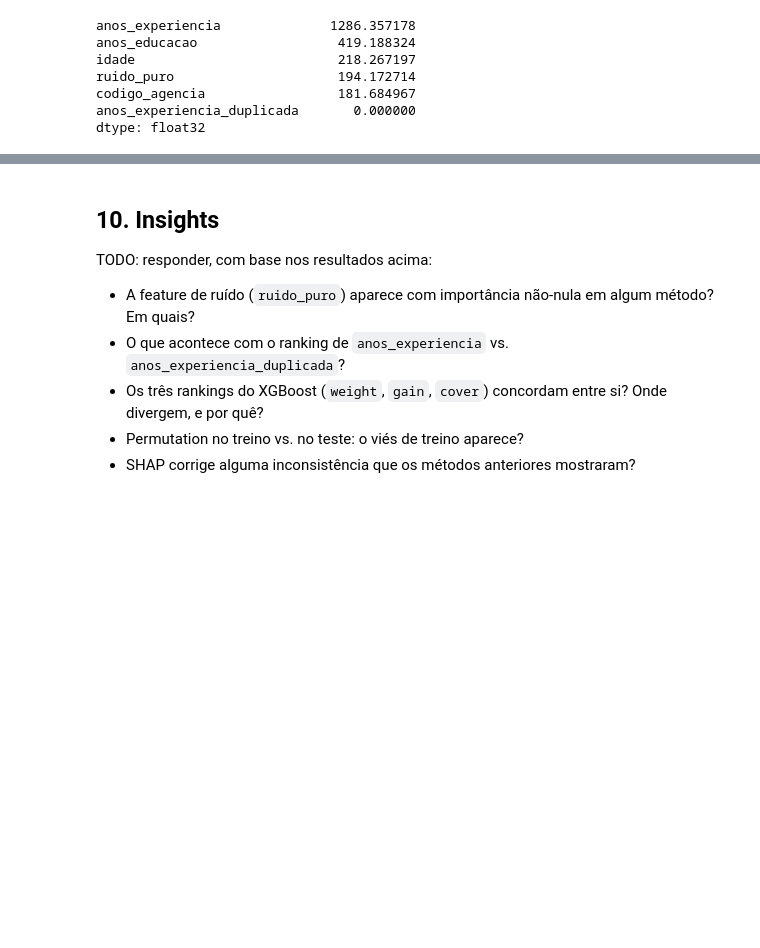
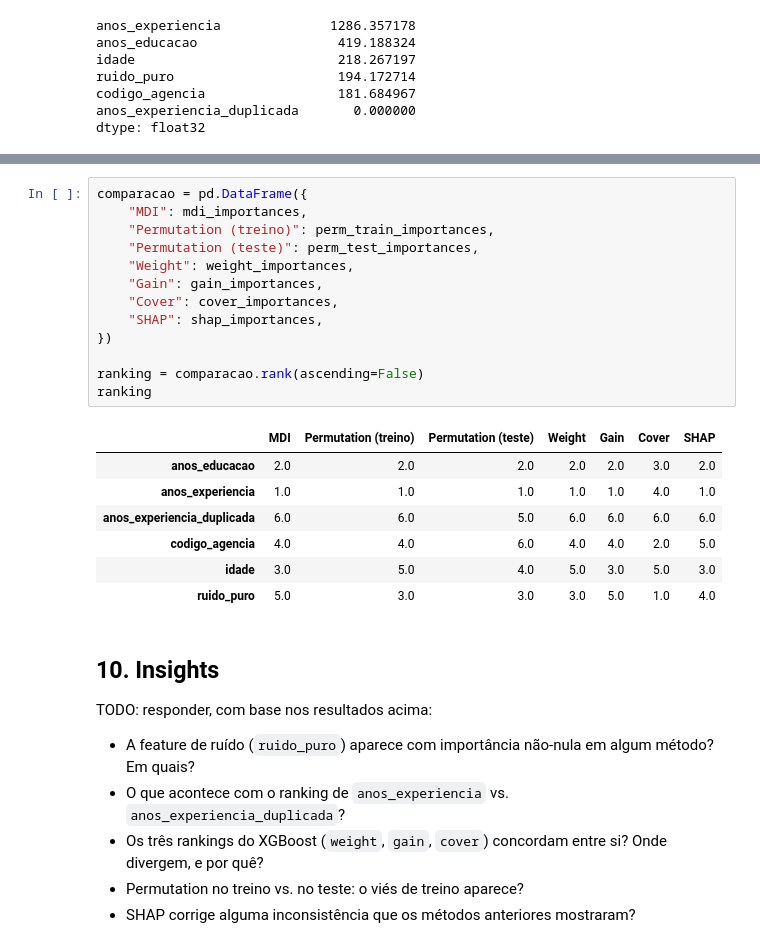
Before and after one commit to TulioKaaz/feature-importance-arvores, a Jupyter notebook: notebooks/feature_importance_arvores.ipynb, the cells around one changed output, grey strips where cells are left out. Drawn from its saved outputs; the diff is of its cells as text; blank space fills up the shorter version.

Commit message:
feat: consolidar comparação de rankings via posição normalizada

```diff
--- a/notebooks/feature_importance_arvores.ipynb
+++ b/notebooks/feature_importance_arvores.ipynb
@@ -279,3 +277,24 @@ TODO: montar uma tabela única com a posição (ou o valor normalizado) de cada
+# %%
+comparacao = pd.DataFrame({
+    "MDI": mdi_importances,
+    "Permutation (treino)": perm_train_importances,
+    "Permutation (teste)": perm_test_importances,
+    "Weight": weight_importances,
+    "Gain": gain_importances,
+    "Cover": cover_importances,
+    "SHAP": shap_importances,
+})
+
+ranking = comparacao.rank(ascending=False)
+ranking
+# %% [output]
+|  | MDI | Permutation (treino) | Permutation (teste) | Weight | Gain | Cover | SHAP |
+| anos_educacao | 2.0 | 2.0 | 2.0 | 2.0 | 2.0 | 3.0 | 2.0 |
+| anos_experiencia | 1.0 | 1.0 | 1.0 | 1.0 | 1.0 | 4.0 | 1.0 |
+| anos_experiencia_duplicada | 6.0 | 6.0 | 5.0 | 6.0 | 6.0 | 6.0 | 6.0 |
+| codigo_agencia | 4.0 | 4.0 | 6.0 | 4.0 | 4.0 | 2.0 | 5.0 |
+| idade | 3.0 | 5.0 | 4.0 | 5.0 | 3.0 | 5.0 | 3.0 |
+| ruido_puro | 5.0 | 3.0 | 3.0 | 3.0 | 5.0 | 1.0 | 4.0 |
 # %% [markdown]
 ## 10. Insights
 
```
Also changed, not shown: parts of 3 cells of this notebook.
